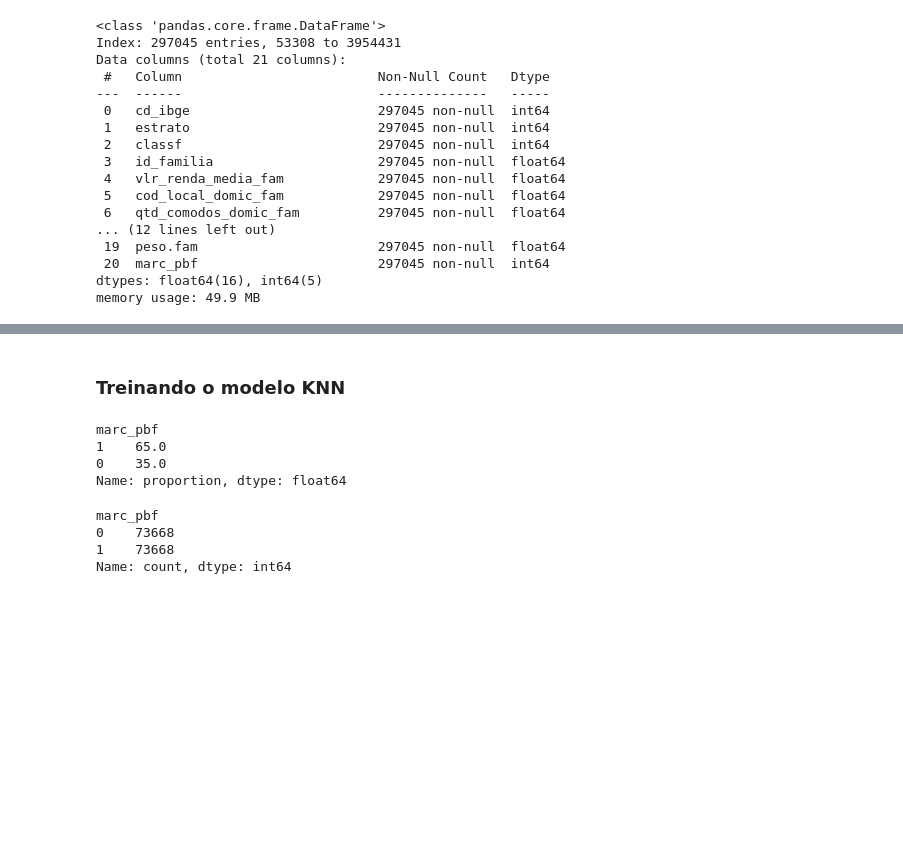
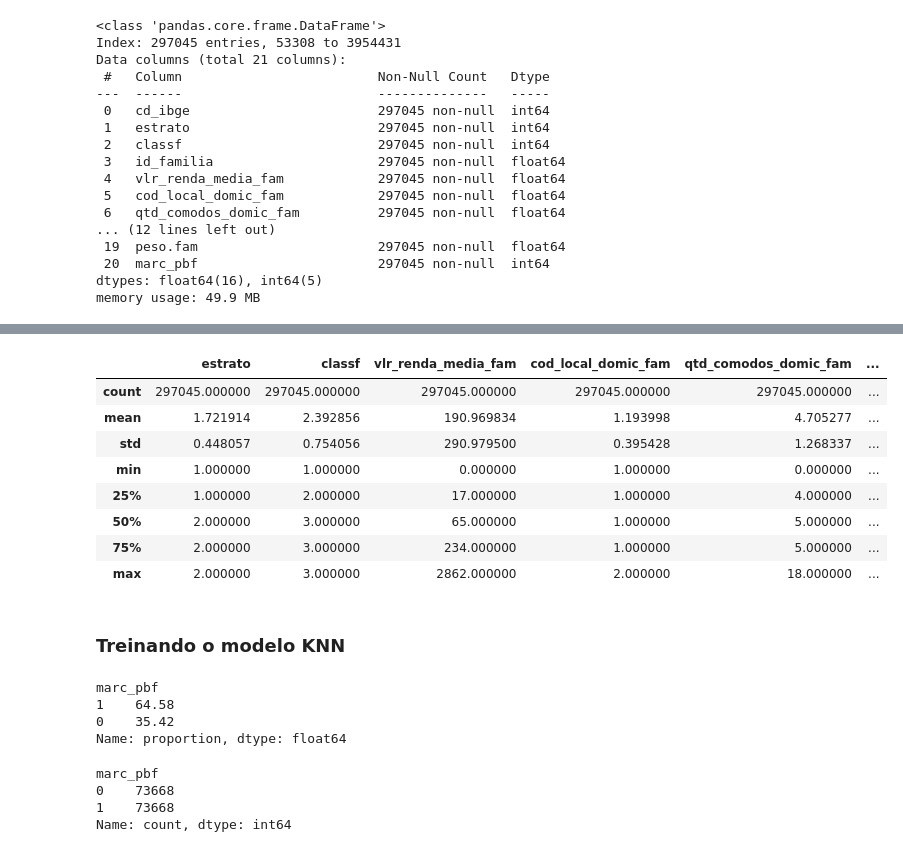
Before and after one commit to mariabandeira/AdministracaoPublica, a Jupyter notebook: CadUnico/KNN/TrainningPB.ipynb, the cells around one changed output, grey strips where cells are left out. Saved outputs shown, nothing was run; the diff lists cells and outputs as text; code cells hidden in the pictures; blank space fills up the shorter version.

```diff
--- a/CadUnico/KNN/TrainningPB.ipynb
+++ b/CadUnico/KNN/TrainningPB.ipynb
@@ -41,14 +77,29 @@ memory usage: 49.9 MB
+# %%
+columns_to_drop = ['cd_ibge', 'id_familia', 'peso.fam']
+treated_data_PB = treated_data_PB.drop(columns=columns_to_drop)
+# %%
+treated_data_PB.describe()
+# %% [output]
+|  | estrato | classf | vlr_renda_media_fam | cod_local_domic_fam | qtd_comodos_domic_fam | ... |
+| count | 297045.000000 | 297045.000000 | 297045.000000 | 297045.000000 | 297045.000000 | ... |
+| mean | 1.721914 | 2.392856 | 190.969834 | 1.193998 | 4.705277 | ... |
+| std | 0.448057 | 0.754056 | 290.979500 | 0.395428 | 1.268337 | ... |
+| min | 1.000000 | 1.000000 | 0.000000 | 1.000000 | 0.000000 | ... |
+| 25% | 1.000000 | 2.000000 | 17.000000 | 1.000000 | 4.000000 | ... |
+| 50% | 2.000000 | 3.000000 | 65.000000 | 1.000000 | 5.000000 | ... |
+| 75% | 2.000000 | 3.000000 | 234.000000 | 1.000000 | 5.000000 | ... |
+| max | 2.000000 | 3.000000 | 2862.000000 | 2.000000 | 18.000000 | ... |
 # %% [markdown]
 ### Treinando o modelo KNN
 # %%
 # analisando a distribuição da variável alvo (marc_pbf)
 target_distribution = treated_data_PB['marc_pbf'].value_counts(normalize=True) * 100
 
-print(round(target_distribution))
+print(round(target_distribution, 2))
 # %% [output]
 marc_pbf
-1    65.0
-0    35.0
+1    64.58
+0    35.42
 Name: proportion, dtype: float64
 # %%
 # separar X (features) e y (target)
```
Also changed, not shown: parts of 10 cells of this notebook.
